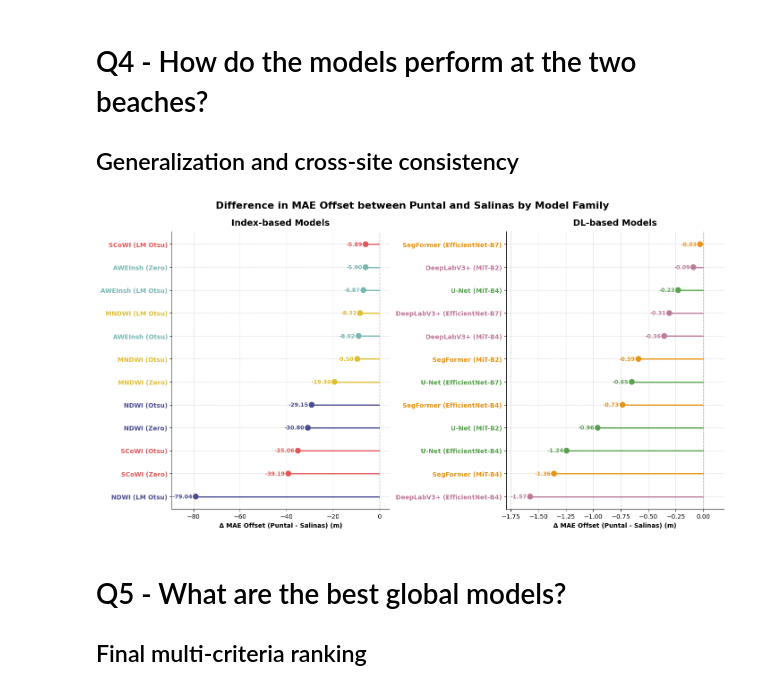
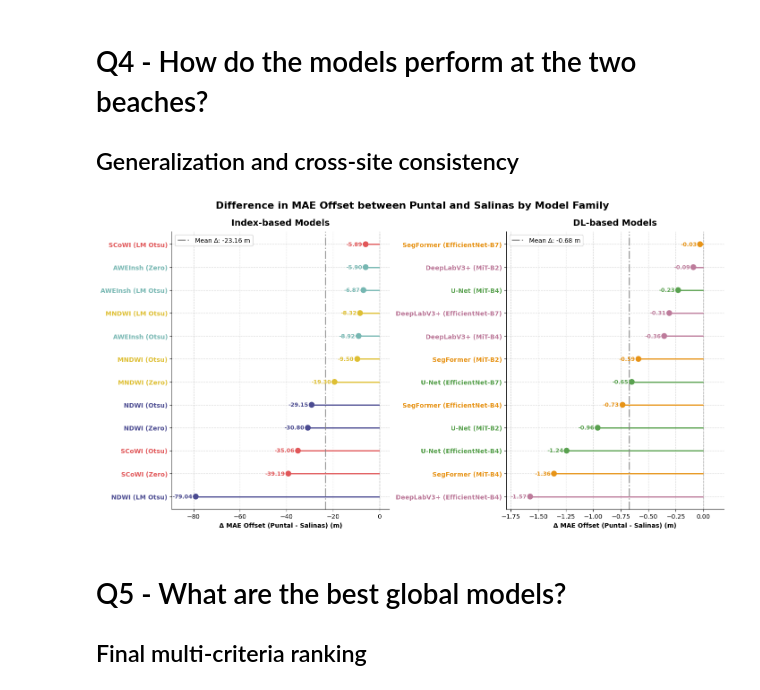
Before and after one commit to AlbertGallegoJimenez/sentinel2-coastline-benchmarking, a Jupyter notebook: notebooks/evaluate_offsets.ipynb, the cells around one changed output. Saved outputs shown, nothing was run; the diff lists cells and outputs as text; code cells hidden in the pictures.

```diff
--- a/notebooks/evaluate_offsets.ipynb
+++ b/notebooks/evaluate_offsets.ipynb
@@ -1047,6 +1047,11 @@ for df, title, ax in datasets:
     # Añadimos una línea vertical en el 0 para referencia visual
     ax.axvline(0, color='gray', linestyle='--', linewidth=1, zorder=1, alpha=0.7)
 
+    # Calculamos la media de la familia y añadimos una línea vertical
+    mean_delta = mean_offsets['Delta'].mean()
+    ax.axvline(mean_delta, color='gray', linestyle='-.', linewidth=2, zorder=2, alpha=0.8, label=f'Mean Δ: {mean_delta:.2f} m')
+    ax.legend(loc='best')
+
     # 4. Añadimos las etiquetas de texto a izquierda o derecha
     # Calculamos un pequeño margen ('pad') dinámico basado en el rango de los datos (eje X)
     x_range = mean_offsets['Delta'].max() - mean_offsets['Delta'].min()
@@ -1064,35 +1069,35 @@ for df, title, ax in datasets:
             ha = 'left'
             text_x = delta_val + pad
 
         ax.text(
             text_x, y_pos,
             f"{delta_val:.2f}",
             va='center', ha=ha,
             fontsize=9,
-            color=color,          # El texto toma el mismo color que su modelo
+            color=color,
             fontweight='bold',
             zorder=4
         )
 
     # 5. Formato de los ejes y textos
     ax.set_xlim(mean_offsets['Delta'].min() - pad*7, mean_offsets['Delta'].max() + pad*7)  # Añadimos espacio extra a los lados
     ax.set_xlabel('Δ MAE Offset (Puntal - Salinas) (m)', fontweight='bold')
     ax.set_title(title, fontsize=14, fontweight='bold', pad=10)
 
     # Invertimos el eje Y para que los modelos con mayor Δ queden arriba
     ax.invert_yaxis()
 
     # Coloreamos las etiquetas del eje Y
     for tick_label in ax.get_yticklabels():
         model_name = tick_label.get_text()
         tick_label.set_color(model_colors.get(str(model_name).split()[0], "black"))
         tick_label.set_fontweight('bold')
 
 fig.suptitle('Difference in MAE Offset between Puntal and Salinas by Model Family', fontsize=16, fontweight='bold', y=1.05)
 sns.despine()
 plt.show()
 # %% [output]
-[figure, old version]
+[figure, new version]
 # %% [markdown]
 # Q5 - What are the best global models?
 ## Final multi-criteria ranking
```
